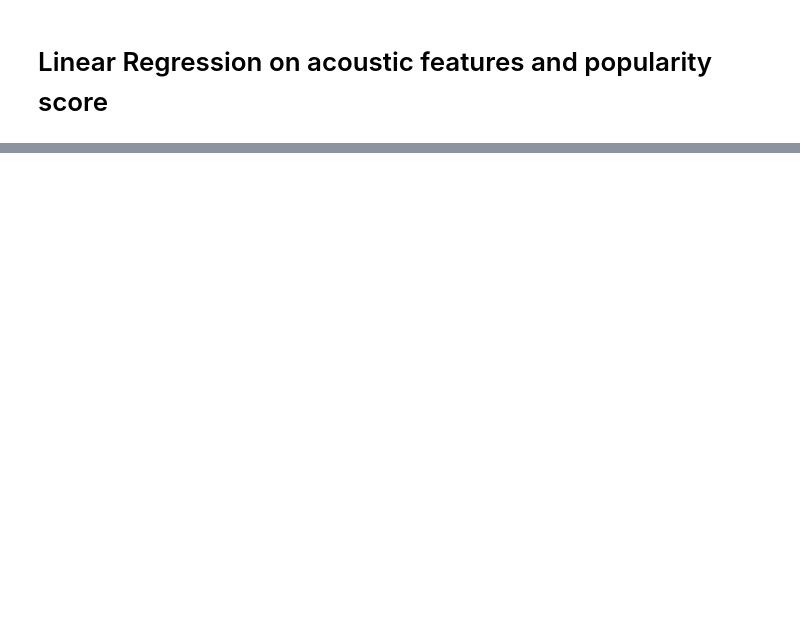
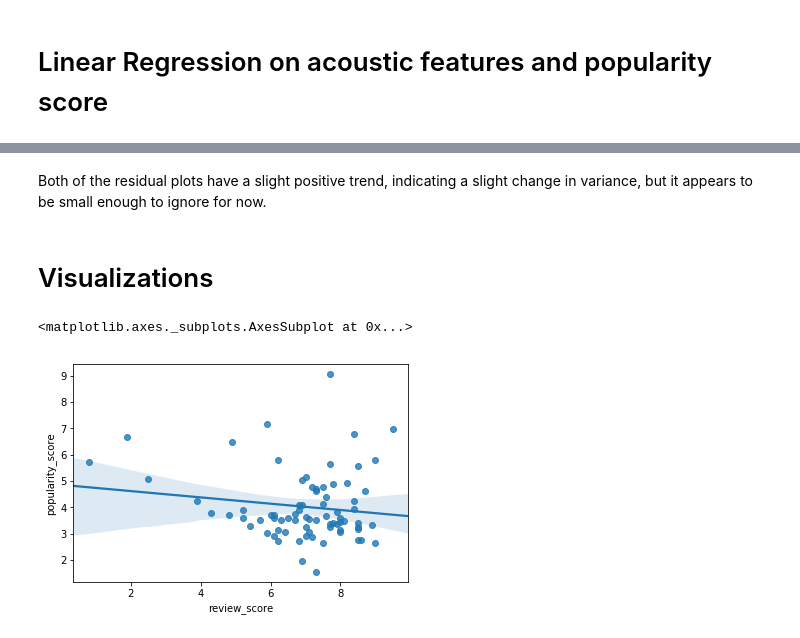
Before and after one commit to shaiyon/Spotify-Analysis, a Jupyter notebook: Exploratory Data Analysis.ipynb, the cells around one changed output, grey strips where cells are left out. Drawn from its saved outputs; the diff is of its cells as text; code cells hidden in the pictures; blank space fills up the shorter version.

```diff
--- a/Exploratory Data Analysis.ipynb
+++ b/Exploratory Data Analysis.ipynb
@@ -252,0 +293,9 @@ Warnings:
+# %% [markdown]
+Both of the residual plots have a slight positive trend, indicating a slight change in variance, but it appears to be small enough to ignore for now.
+# %% [markdown]
+# Visualizations
+# %%
+sns.regplot(data=data.loc[data['genre']=='Metal'], x='review_score', y='popularity_score')
+# %% [output]
+<matplotlib.axes._subplots.AxesSubplot at 0x...>
+[figure, added]
```
Also changed, not shown: parts of 8 cells of this notebook.
